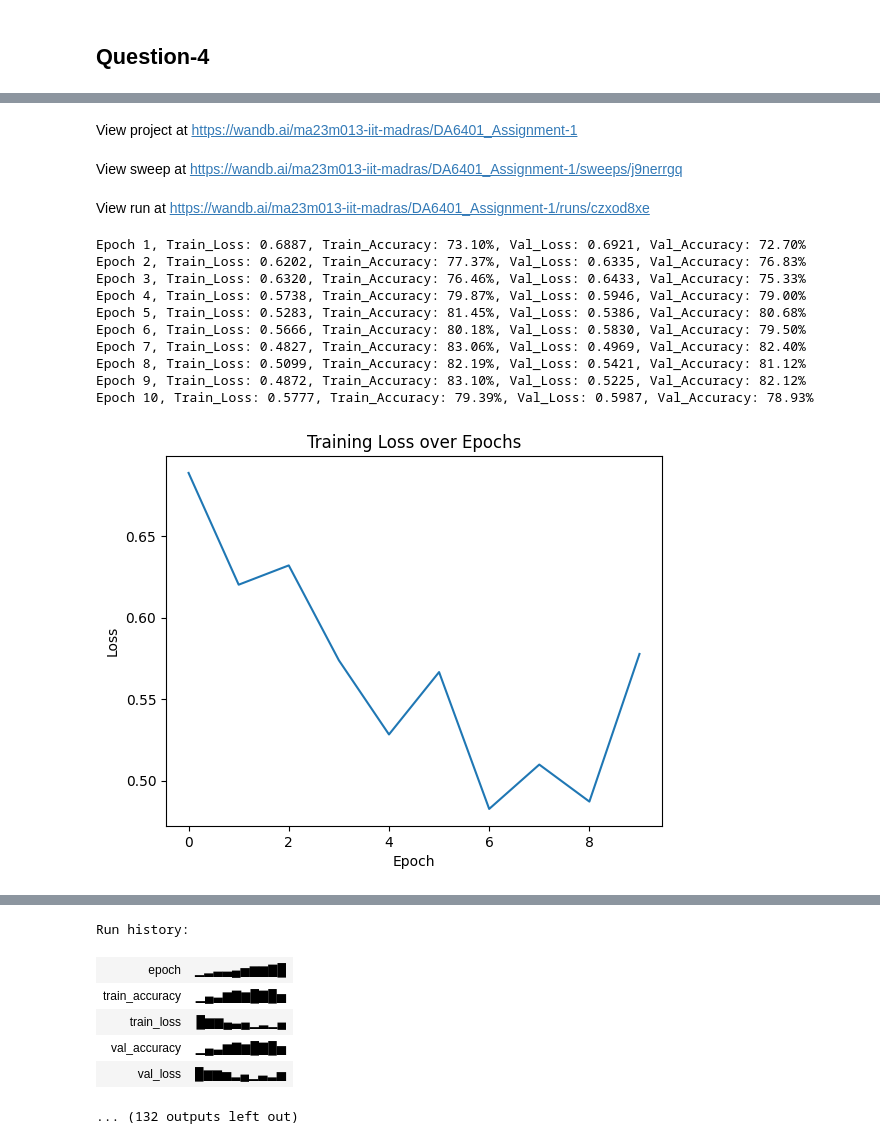
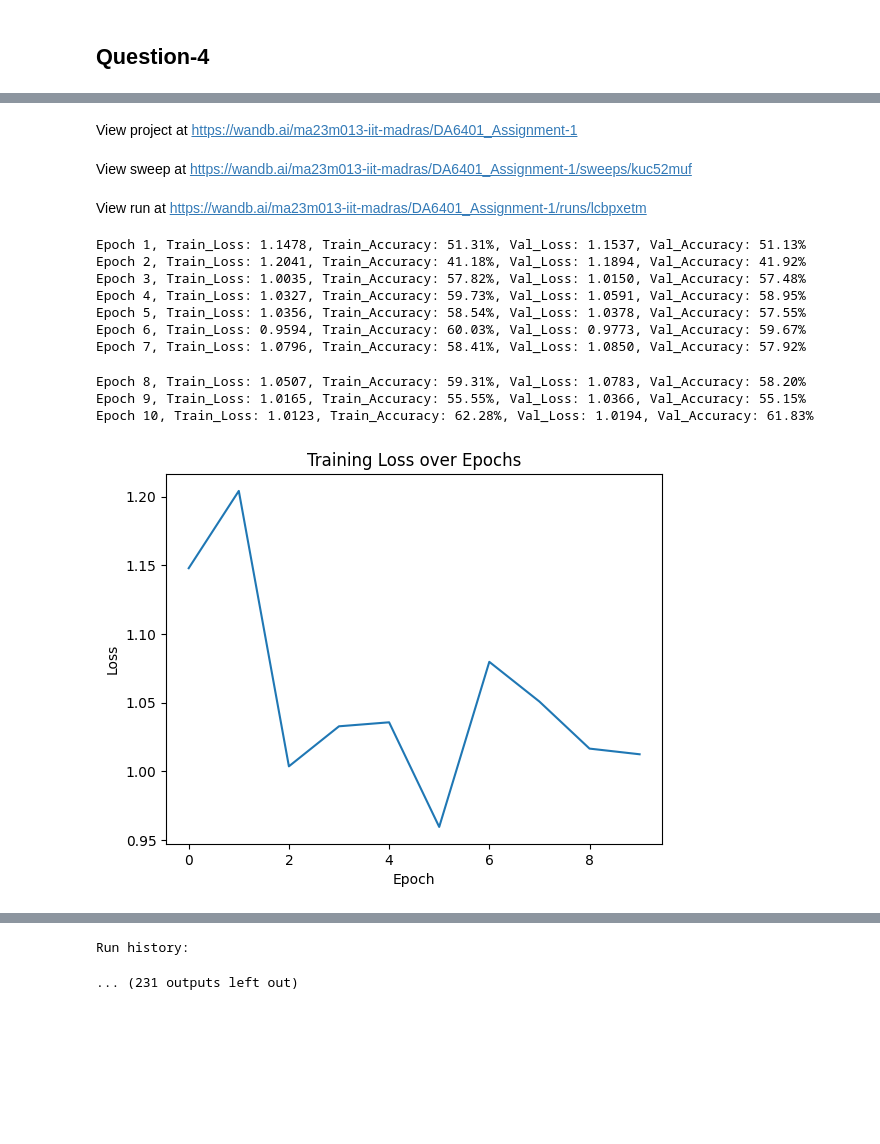
Before and after one commit to MSajid013/DA6401_Assignment-1, a Jupyter notebook: DA6401_Assignment_1.ipynb, the cells around one changed output, grey strips where cells are left out. Saved outputs shown, nothing was run; the diff lists cells and outputs as text; code cells hidden in the pictures; blank space fills up the shorter version.

```diff
--- a/DA6401_Assignment_1.ipynb
+++ b/DA6401_Assignment_1.ipynb
@@ -1141,14 +1002,10 @@ X_valid = X_valid.reshape(X_valid.shape[0], -1) / 255
 X_test = X_test.reshape(X_test.shape[0], -1) / 255
 
 def one_hot_encod(arr):
-    """
-    Convert class labels to one-hot encoded vectors.
+    """ Convert class labels to one-hot encoded vectors.
+    Args: arr (numpy array): Array of class labels (e.g, [0, 1, 2, ..., 9])
 
-    Args:
-        arr (numpy array): Array of class labels (e.g., [0, 1, 2, ..., 9])
-
-    Returns:
-        numpy array: One-hot encoded matrix of shape (len(arr), 10)
+    Returns: numpy array: One-hot encoded matrix of shape (len(arr), 10)
     """
     mat = np.zeros((len(arr), 10))  # Create a matrix of zeros with shape (num_samples, num_classes)
     for i in range(len(arr)):
@@ -1250,7 +1107,7 @@ def main():
                    "_nn-" + str(wandb.config.num_neurons) + \
                    "_epc-" + str(wandb.config.epochs) + \
                    "_nl-" + str(wandb.config.num_layers) + \
-                   "_reg-" + str(wandb.config.regularization) + \
+                   "_wd-" + str(wandb.config.regularization) + \
                    "_lr-" + str(wandb.config.learning_rate) + \
                    "_opt-" + str(wandb.config.optimizer) + \
                    "_bs-" + str(wandb.config.batch_size) + \
@@ -1261,9 +1118,10 @@ def main():
 
         # Train the model with the current hyperparameter configuration
         train_model(
-            wandb.config.learning_rate,  # Learning rate
             X_train, Y_train,            # Training data
             X_valid, Y_valid,            # Validation data
+            784, 10,                     # Input and output dimensions (Fashion MNIST: 784 input features, 10 classes)
+            wandb.config.learning_rate,  # Learning rate
             wandb.config.optimizer,      # Optimizer
             wandb.config.regularization, # Regularization term
             wandb.config.epochs,         # Number of epochs
@@ -1271,14 +1129,13 @@ def main():
             wandb.config.num_layers,     # Number of hidden layers
             wandb.config.num_neurons,    # Neurons per layer
             wandb.config.weight_init,    # Weight initialization method
-            784, 10,                     # Input and output dimensions (Fashion MNIST: 784 input features, 10 classes)
             wandb.config.batch_size,     # Batch size
-            epsilon=0.001,                # Small constant for numerical stability
+            epsilon=0.0001,                # Small constant for numerical stability
             beta=0.9, beta1=0.9, beta2=0.99  # Hyperparameters for momentum-based optimizers
         )
 
 # Run the sweep agent to execute `main` function multiple times
-wandb.agent(sweep_id, function=main, count=6)  # Calls `main` function 6 times with different hyperparameter sets
+wandb.agent(sweep_id, function=main, count=100)  # Calls `main` function 100 times with different hyperparameter sets
 
 # Mark the end of the WandB run
 wandb.finish()
@@ -1334,14 +1185,14 @@ sweep_config = {
                'goal': 'maximize'},  # The objective is to maximize validation accuracy
     'parameters': {
         'epochs': {'values': [10]},  # Number of training epochs
-        'num_layers': {'values': [5]},  # Number of hidden layers
-        'num_neurons': {'values': [128]},  # Neurons per layer
-        'regularization': {'values': [0]},  # L2 regularization strength
-        'learning_rate': {'values': [1e-4]},  # Learning rate values
+        'num_layers': {'values': [4,5]},  # Number of hidden layers
+        'num_neurons': {'values': [64,128]},  # Neurons per layer
+        'regularization': {'values': [0,0.0005]},  # L2 regularization strength
+        'learning_rate': {'values': [1e-3,1e-4]},  # Learning rate values
         'optimizer': {'values': ['rmsprop', 'adam', 'nadam']},  # Optimizers to test
-        'batch_size': {'values': [64]},  # Batch sizes for training
+        'batch_size': {'values': [32,64]},  # Batch sizes for training
         'weight_init': {'values': ['xavier']},  # Weight initialization methods
-        'activation': {'values': ['sigmoid', 'relu', 'tanh']}  # Activation functions to test
+        'activation': {'values': ['sigmoid', 'relu']}  # Activation functions to test
     }
 }
 
@@ -1365,7 +1216,7 @@ def main():
                    "_nn-" + str(wandb.config.num_neurons) + \
                    "_epc-" + str(wandb.config.epochs) + \
                    "_nl-" + str(wandb.config.num_layers) + \
-                   "_reg-" + str(wandb.config.regularization) + \
+                   "_wd-" + str(wandb.config.regularization) + \
                    "_lr-" + str(wandb.config.learning_rate) + \
                    "_opt-" + str(wandb.config.optimizer) + \
                    "_bs-" + str(wandb.config.batch_size) + \
@@ -1376,24 +1227,24 @@ def main():
 
         # Train the model with the current hyperparameter configuration
         train_model(
-            wandb.config.learning_rate,  # Learning rate
             X_train, Y_train,            # Training data
             X_valid, Y_valid,            # Validation data
+            784, 10,                     # Input and output dimensions (Fashion MNIST: 784 input features, 10 classes)
+            wandb.config.learning_rate,  # Learning rate
             wandb.config.optimizer,      # Optimizer
-            wandb.config.regularization, # Regularization term
+            wandb.config.regularization,   # Regularization term
             wandb.config.epochs,         # Number of epochs
             wandb.config.activation,     # Activation function
             wandb.config.num_layers,     # Number of hidden layers
             wandb.config.num_neurons,    # Neurons per layer
             wandb.config.weight_init,    # Weight initialization method
-            784, 10,                     # Input and output dimensions (Fashion MNIST: 784 input features, 10 classes)
             wandb.config.batch_size,     # Batch size
-            epsilon=0.001,                # Small constant for numerical stability
+            epsilon=0.0001,                # Small constant for numerical stability
             beta=0.9, beta1=0.9, beta2=0.99  # Hyperparameters for momentum-based optimizers
         )
 
 # Run the sweep agent to execute `main` function multiple times
-wandb.agent(sweep_id, function=main, count=9)  # Calls `main` function 9 times with different hyperparameter sets
+wandb.agent(sweep_id, function=main, count=50)  # Calls `main` function 50 times with different hyperparameter sets
 
 # Mark the end of the WandB run
 wandb.finish()
@@ -1415,22 +1266,17 @@ Sweep page: https://wandb.ai/ma23m013-iit-madras/DA6401_Assignment-1/sweeps/j9ne
 View project at https://wandb.ai/ma23m013-iit-madras/DA6401_Assignment-1
-View sweep at https://wandb.ai/ma23m013-iit-madras/DA6401_Assignment-1/sweeps/j9nerrgq
+View sweep at https://wandb.ai/ma23m013-iit-madras/DA6401_Assignment-1/sweeps/kuc52muf
-View run at https://wandb.ai/ma23m013-iit-madras/DA6401_Assignment-1/runs/czxod8xe
+View run at https://wandb.ai/ma23m013-iit-madras/DA6401_Assignment-1/runs/lcbpxetm
-Epoch 1, Train_Loss: 0.6887, Train_Accuracy: 73.10%, Val_Loss: 0.6921, Val_Accuracy: 72.70%
-Epoch 2, Train_Loss: 0.6202, Train_Accuracy: 77.37%, Val_Loss: 0.6335, Val_Accuracy: 76.83%
-Epoch 3, Train_Loss: 0.6320, Train_Accuracy: 76.46%, Val_Loss: 0.6433, Val_Accuracy: 75.33%
-Epoch 4, Train_Loss: 0.5738, Train_Accuracy: 79.87%, Val_Loss: 0.5946, Val_Accuracy: 79.00%
-Epoch 5, Train_Loss: 0.5283, Train_Accuracy: 81.45%, Val_Loss: 0.5386, Val_Accuracy: 80.68%
-Epoch 6, Train_Loss: 0.5666, Train_Accuracy: 80.18%, Val_Loss: 0.5830, Val_Accuracy: 79.50%
-Epoch 7, Train_Loss: 0.4827, Train_Accuracy: 83.06%, Val_Loss: 0.4969, Val_Accuracy: 82.40%
-Epoch 8, Train_Loss: 0.5099, Train_Accuracy: 82.19%, Val_Loss: 0.5421, Val_Accuracy: 81.12%
-Epoch 9, Train_Loss: 0.4872, Train_Accuracy: 83.10%, Val_Loss: 0.5225, Val_Accuracy: 82.12%
-Epoch 10, Train_Loss: 0.5777, Train_Accuracy: 79.39%, Val_Loss: 0.5987, Val_Accuracy: 78.93%
+Epoch 1, Train_Loss: 1.1478, Train_Accuracy: 51.31%, Val_Loss: 1.1537, Val_Accuracy: 51.13%
+Epoch 2, Train_Loss: 1.2041, Train_Accuracy: 41.18%, Val_Loss: 1.1894, Val_Accuracy: 41.92%
+Epoch 3, Train_Loss: 1.0035, Train_Accuracy: 57.82%, Val_Loss: 1.0150, Val_Accuracy: 57.48%
+Epoch 4, Train_Loss: 1.0327, Train_Accuracy: 59.73%, Val_Loss: 1.0591, Val_Accuracy: 58.95%
+Epoch 5, Train_Loss: 1.0356, Train_Accuracy: 58.54%, Val_Loss: 1.0378, Val_Accuracy: 57.55%
+Epoch 6, Train_Loss: 0.9594, Train_Accuracy: 60.03%, Val_Loss: 0.9773, Val_Accuracy: 59.67%
+Epoch 7, Train_Loss: 1.0796, Train_Accuracy: 58.41%, Val_Loss: 1.0850, Val_Accuracy: 57.92%
+Epoch 8, Train_Loss: 1.0507, Train_Accuracy: 59.31%, Val_Loss: 1.0783, Val_Accuracy: 58.20%
+Epoch 9, Train_Loss: 1.0165, Train_Accuracy: 55.55%, Val_Loss: 1.0366, Val_Accuracy: 55.15%
+Epoch 10, Train_Loss: 1.0123, Train_Accuracy: 62.28%, Val_Loss: 1.0194, Val_Accuracy: 61.83%
-[figure, old version]
+[figure, new version]
 [interactive output not drawn]
-Run history:
-| epoch | ▁▂▃▃▄▅▆▆▇█ |
-| train_accuracy | ▁▄▃▆▇▆█▇█▅ |
-| train_loss | █▆▆▄▃▄▁▂▁▄ |
-| val_accuracy | ▁▄▃▆▇▆█▇█▅ |
-| val_loss | █▆▆▅▂▄▁▃▂▅ |
-... (132 outputs left out)
+Run history:
+... (231 outputs left out)
```
Also changed, not shown: parts of 47 cells of this notebook, 1 other file.
